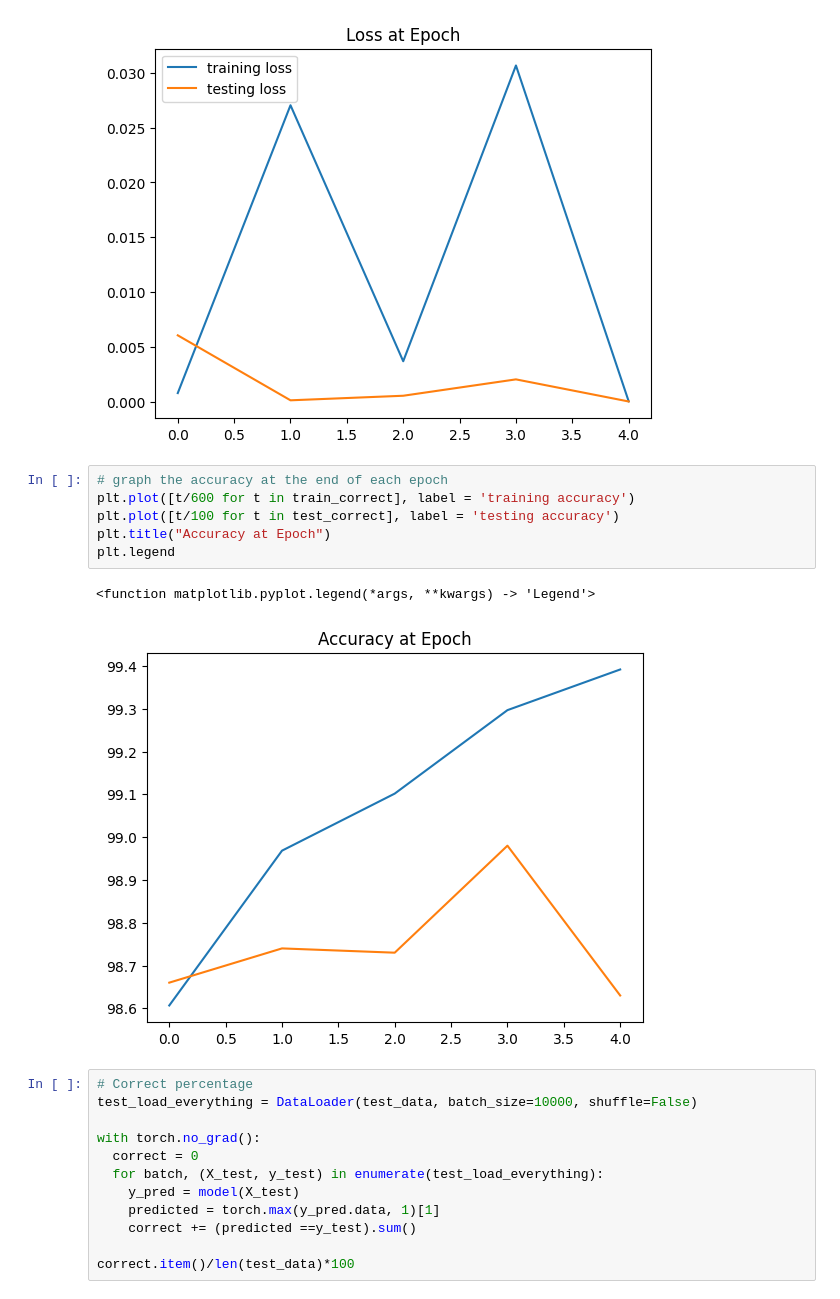
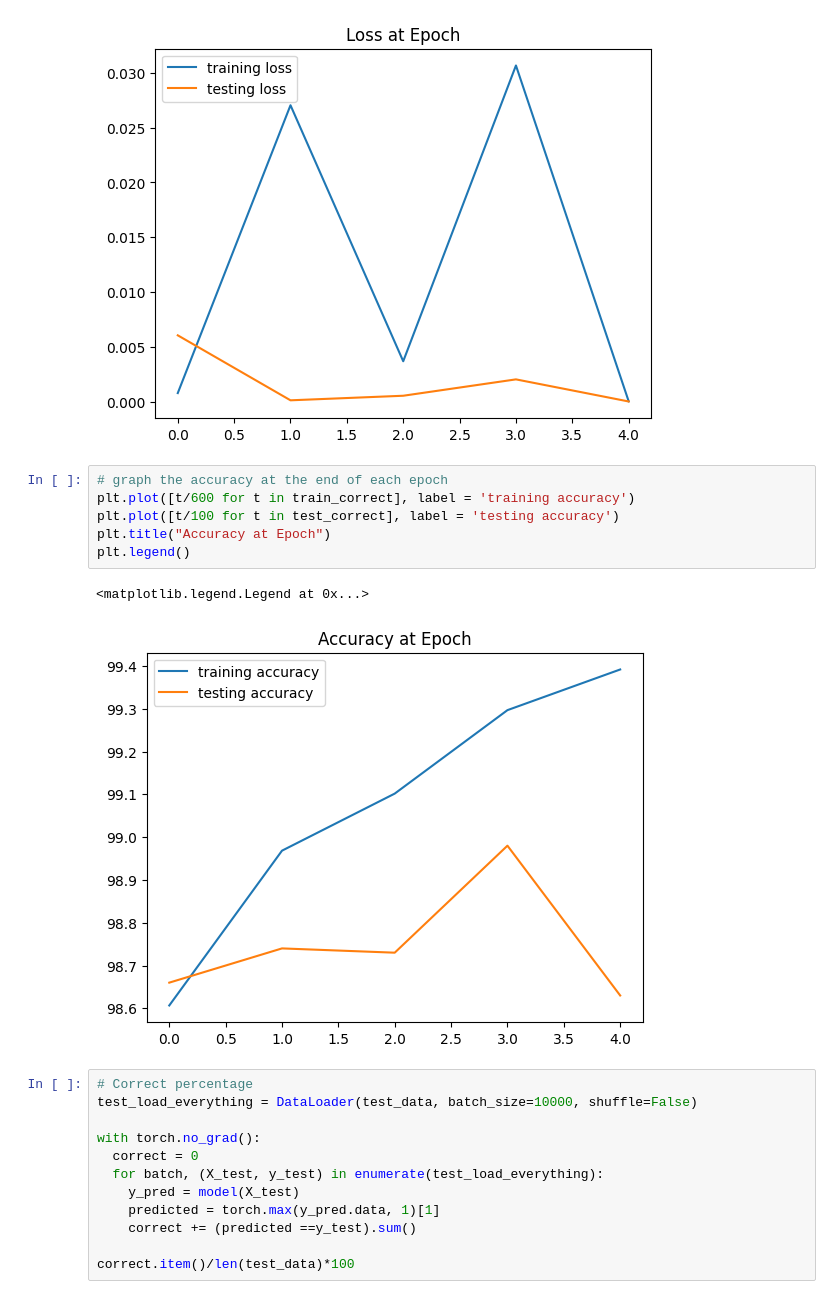
Before and after one commit to Liujing-1016/CNN, a Jupyter notebook: mnist_Identification.ipynb, the cells around one changed output. Cells and saved outputs as stored; diff of their text form.

```diff
--- a/mnist_Identification.ipynb
+++ b/mnist_Identification.ipynb
@@ -210,12 +210,12 @@ plt.legend()
 # %%
 # graph the accuracy at the end of each epoch
 plt.plot([t/600 for t in train_correct], label = 'training accuracy')
 plt.plot([t/100 for t in test_correct], label = 'testing accuracy')
 plt.title("Accuracy at Epoch")
-plt.legend
+plt.legend()
 # %% [output]
-<function matplotlib.pyplot.legend(*args, **kwargs) -> 'Legend'>
+<matplotlib.legend.Legend at 0x...>
-[figure, old version]
+[figure, new version]
 # %%
 # Correct percentage
 test_load_everything = DataLoader(test_data, batch_size=10000, shuffle=False)
```
